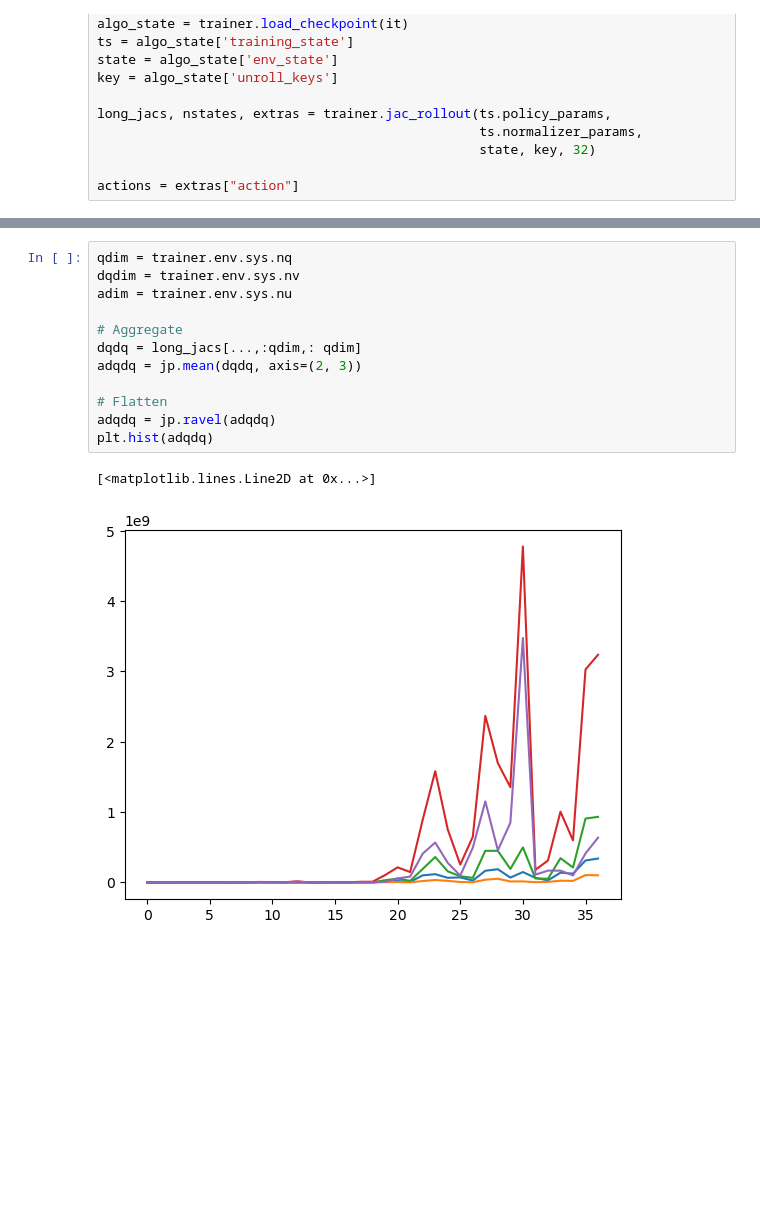
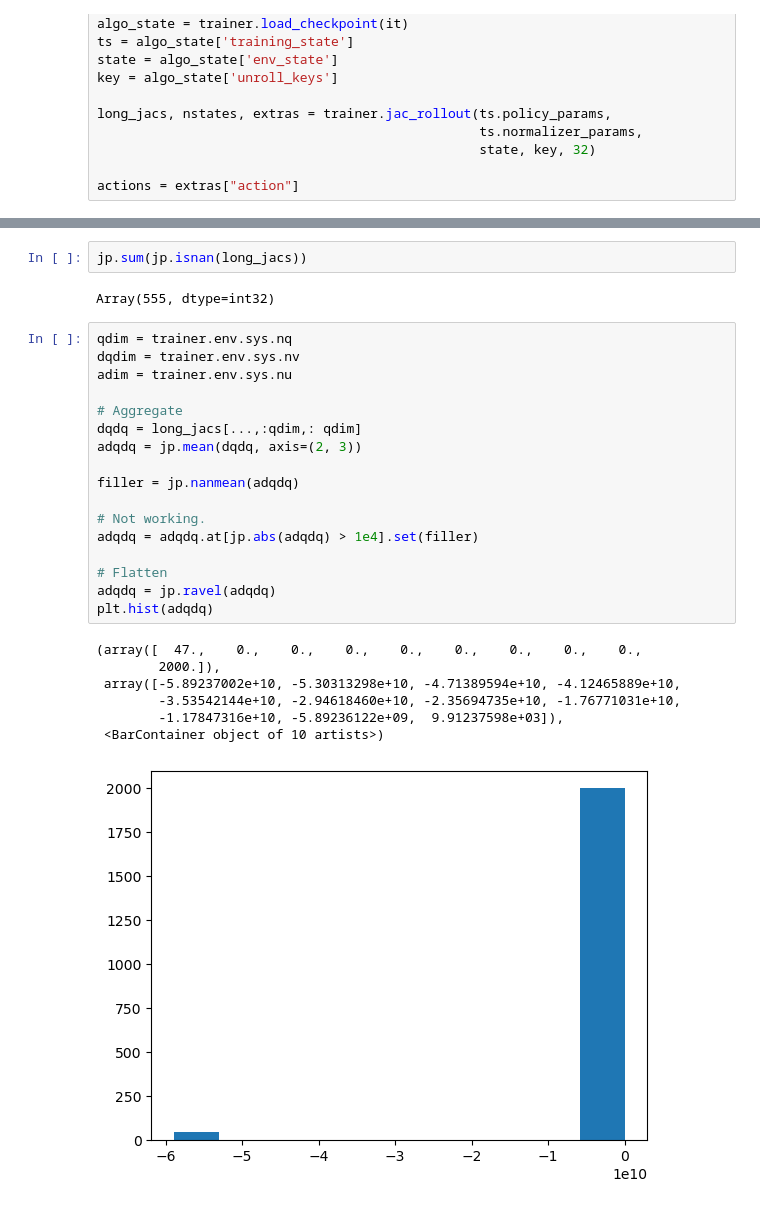
Before and after one commit to Andrew-Luo1/jax_shac, a Jupyter notebook: anymal.ipynb, the cells around one changed output, grey strips where cells are left out. Saved outputs shown, nothing was run; the diff lists cells and outputs as text; blank space fills up the shorter version.

```diff
--- a/anymal.ipynb
+++ b/anymal.ipynb
@@ -514,15 +461,29 @@ plt.imshow(c_jacs)
+# %%
+jp.sum(jp.isnan(long_jacs))
+# %% [output]
+Array(555, dtype=int32)
 # %%
 qdim = trainer.env.sys.nq
 dqdim = trainer.env.sys.nv
 adim = trainer.env.sys.nu
 
 # Aggregate
 dqdq = long_jacs[...,:qdim,: qdim]
 adqdq = jp.mean(dqdq, axis=(2, 3))
 
+filler = jp.nanmean(adqdq)
+
+# Not working.
+adqdq = adqdq.at[jp.abs(adqdq) > 1e4].set(filler)
+
 # Flatten
 adqdq = jp.ravel(adqdq)
 plt.hist(adqdq)
 # %% [output]
-[<matplotlib.lines.Line2D at 0x...>]
+(array([  47.,    0.,    0.,    0.,    0.,    0.,    0.,    0.,    0.,
+        2000.]),
+ array([-5.89237002e+10, -5.30313298e+10, -4.71389594e+10, -4.12465889e+10,
+        -3.53542144e+10, -2.94618460e+10, -2.35694735e+10, -1.76771031e+10,
+        -1.17847316e+10, -5.89236122e+09,  9.91237598e+03]),
+ <BarContainer object of 10 artists>)
-[figure, old version]
+[figure, new version]
```
Also changed, not shown: parts of 7 cells of this notebook, 1 other file.
